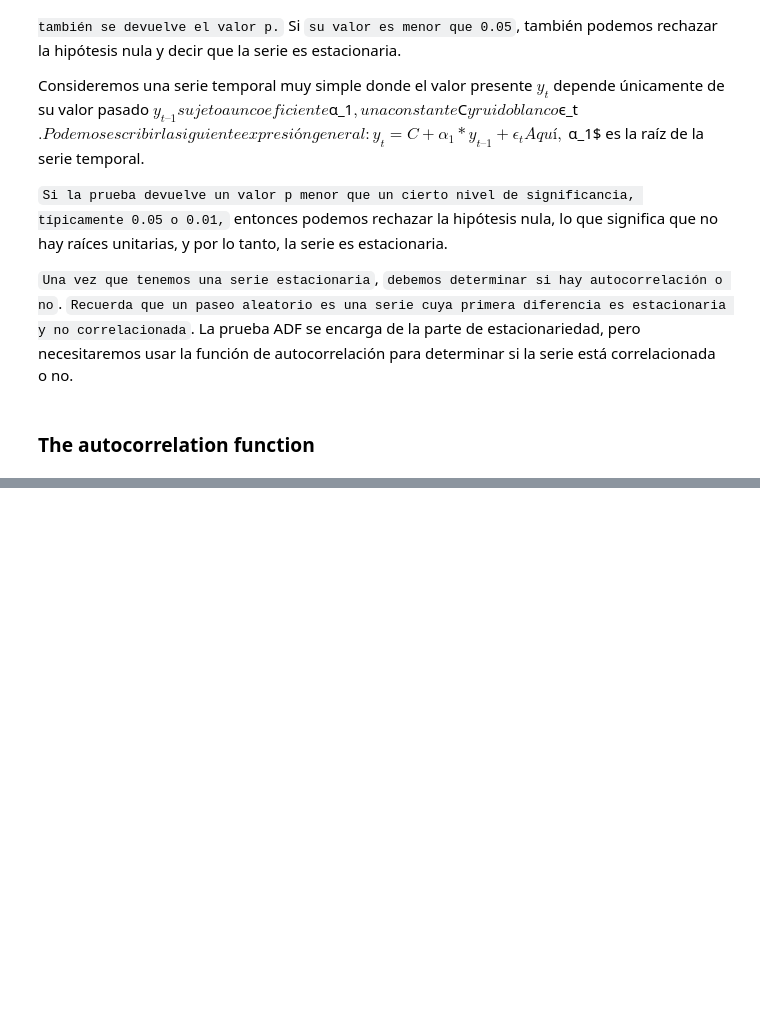
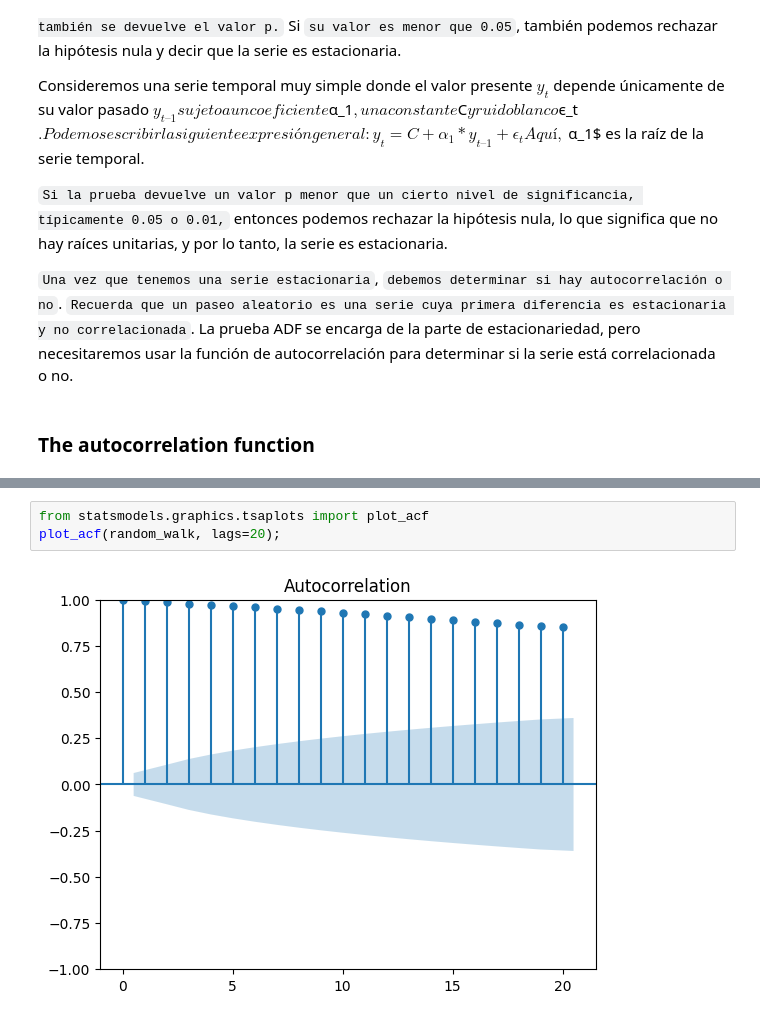
Before and after one commit to luiscxz/Series-Temporales, a Jupyter notebook: Cap3-Haciendo un paseo aleatorio.ipynb, the cells around one changed output, grey strips where cells are left out. Cells and saved outputs as stored; diff of their text form; blank space fills up the shorter version.

```diff
--- a/Cap3-Haciendo un paseo aleatorio.ipynb
+++ b/Cap3-Haciendo un paseo aleatorio.ipynb
@@ -107,0 +138,5 @@ Aquí, $α_1$ es la raíz de la serie temporal.
+# %%
+from statsmodels.graphics.tsaplots import plot_acf
+plot_acf(random_walk, lags=20);
+# %% [output]
+[figure, added]
```
Also changed, not shown: parts of 28 cells of this notebook, 2 other files.
